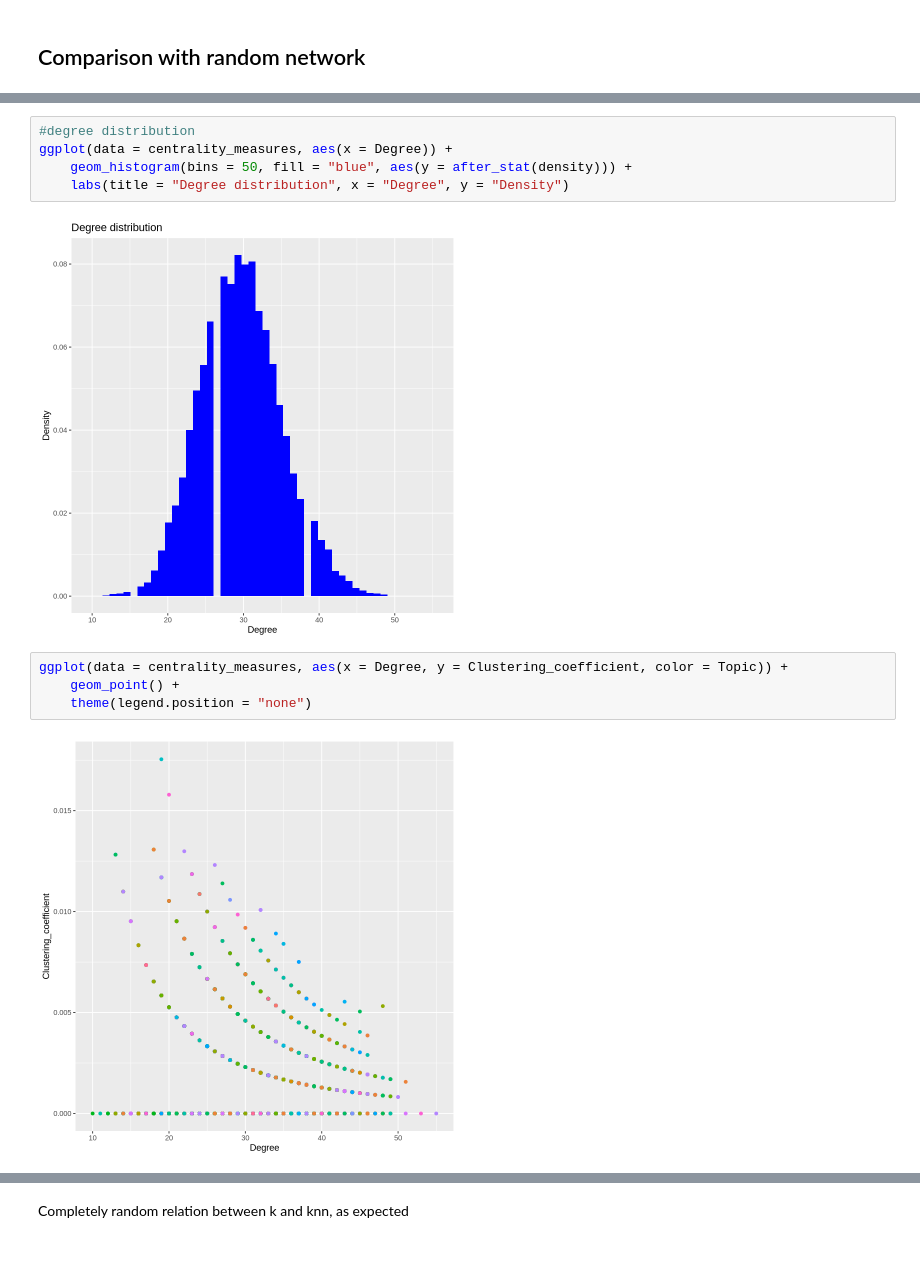
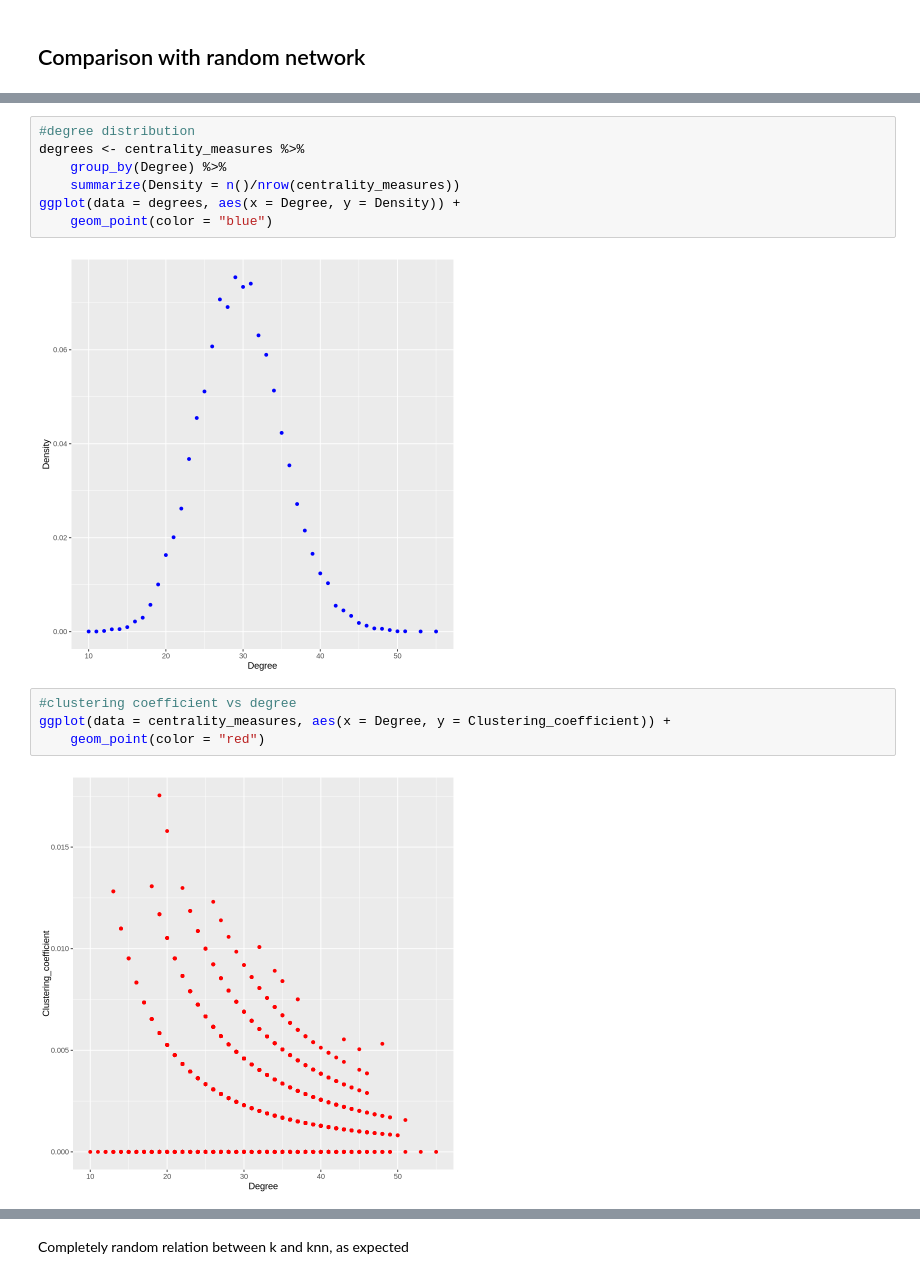
Before and after one commit to riccardo03-maker/Abstract_network, a Jupyter notebook: plots.ipynb, the cells around one changed output, grey strips where cells are left out. Cells and saved outputs as stored; diff of their text form.

```diff
--- a/plots.ipynb
+++ b/plots.ipynb
@@ -209,15 +183,17 @@ dbl (5): ...1, Degree, Clustering_coefficient, Eigenvector_centrality, Mean_...
 ℹ Specify the column types or set `show_col_types = FALSE` to quiet this message.
 # %%
 #degree distribution
-ggplot(data = centrality_measures, aes(x = Degree)) +
-    geom_histogram(bins = 50, fill = "blue", aes(y = after_stat(density))) +
-    labs(title = "Degree distribution", x = "Degree", y = "Density")
+degrees <- centrality_measures %>%
+    group_by(Degree) %>%
+    summarize(Density = n()/nrow(centrality_measures))
+ggplot(data = degrees, aes(x = Degree, y = Density)) +
+    geom_point(color = "blue")
 # %% [output]
-[figure, old version]
+[figure, new version]
 # %%
-ggplot(data = centrality_measures, aes(x = Degree, y = Clustering_coefficient, color = Topic)) +
-    geom_point() +
-    theme(legend.position = "none")
+#clustering coefficient vs degree
+ggplot(data = centrality_measures, aes(x = Degree, y = Clustering_coefficient)) +
+    geom_point(color = "red")
 # %% [output]
-[figure, old version]
+[figure, new version]
 # %%
```
Also changed, not shown: parts of 23 cells of this notebook, 9 other files.
